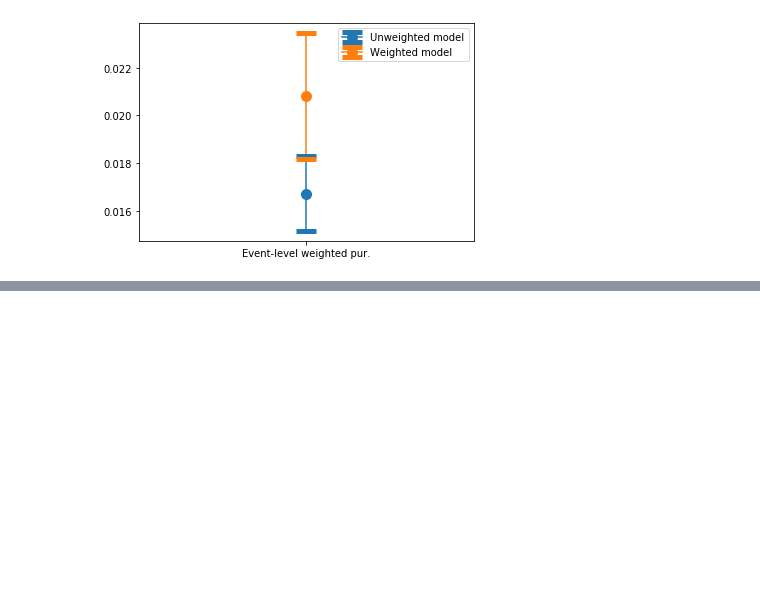
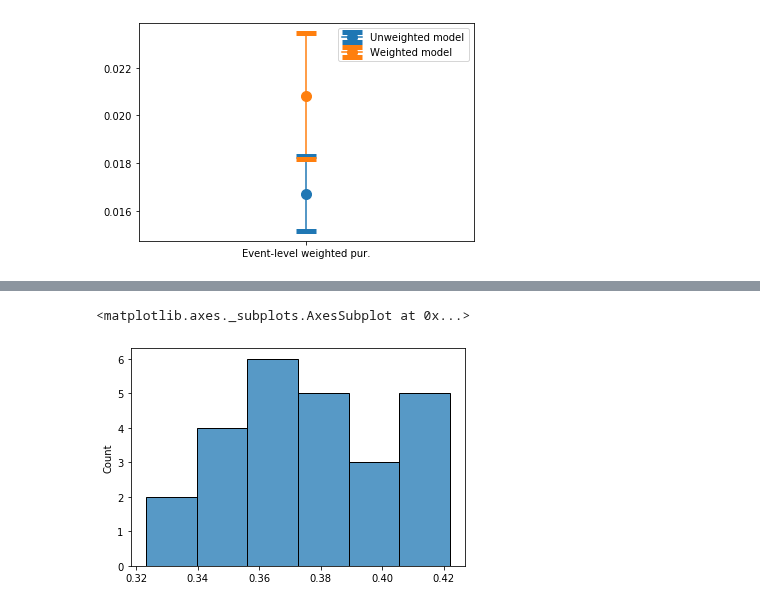
Before and after one commit to HSF-reco-and-software-triggers/Tracking-ML-Exa.TrkX, a Jupyter notebook: src/Pipelines/Examples/dev/WeightedEdgesDev.ipynb, the cells around one changed output, grey strips where cells are left out. Saved outputs shown, nothing was run; the diff lists cells and outputs as text; code cells hidden in the pictures; blank space fills up the shorter version.

```diff
--- a/src/Pipelines/Examples/dev/WeightedEdgesDev.ipynb
+++ b/src/Pipelines/Examples/dev/WeightedEdgesDev.ipynb
@@ -668,0 +902,5 @@ plt.legend()
+# %%
+sns.histplot(weighted_pur2)
+# %% [output]
+<matplotlib.axes._subplots.AxesSubplot at 0x...>
+[figure, added]
```
Also changed, not shown: parts of 43 cells of this notebook, 11 other files.
